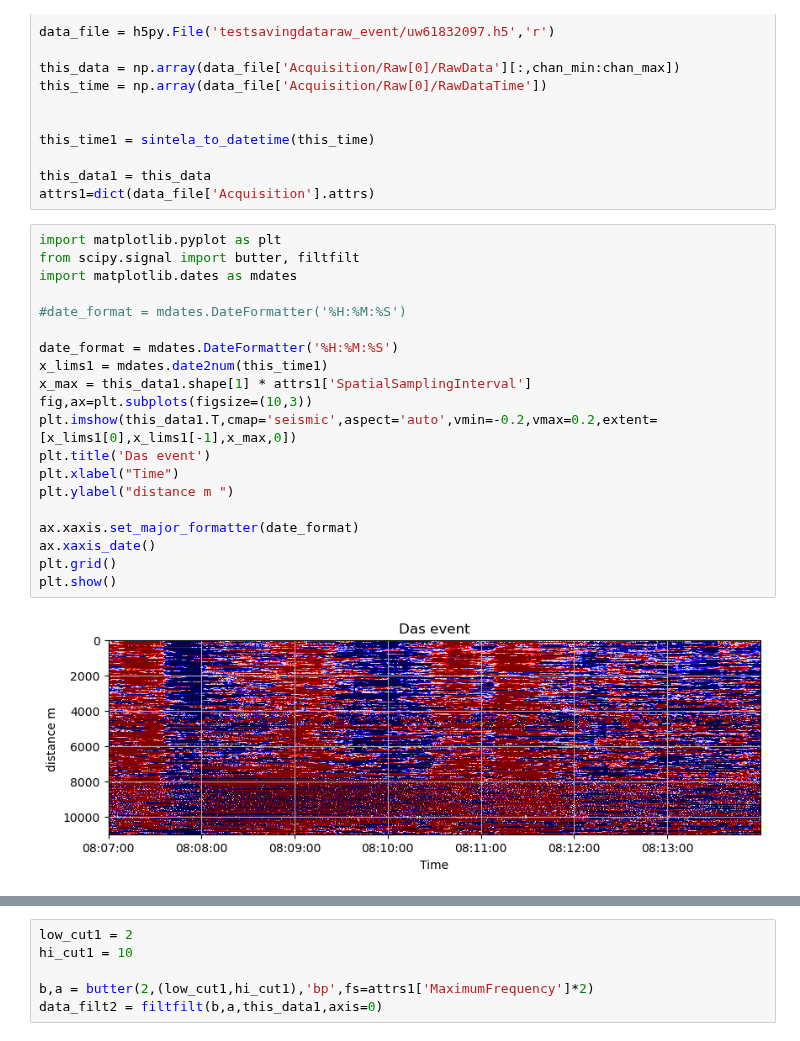
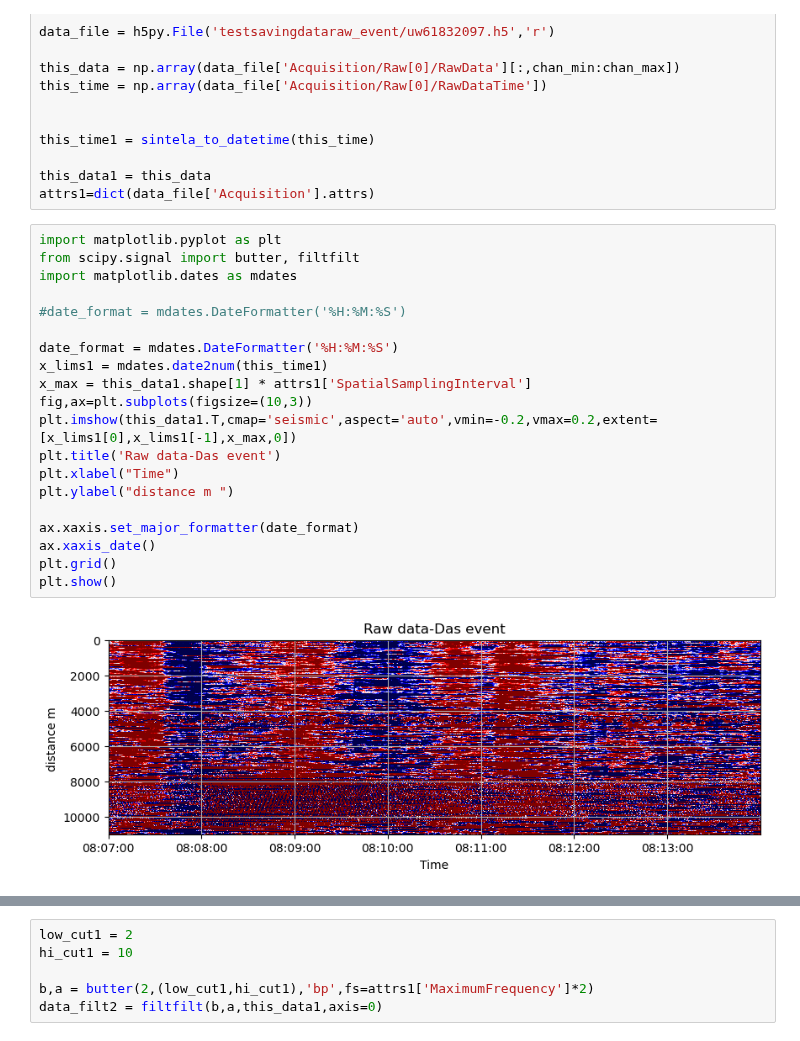
Before and after one commit to bradlipovsky/das-stuff, a Jupyter notebook: Whidbeysavingsintelaformat.ipynb, the cells around one changed output, grey strips where cells are left out. Cells and saved outputs as stored; diff of their text form.

```diff
--- a/Whidbeysavingsintelaformat.ipynb
+++ b/Whidbeysavingsintelaformat.ipynb
@@ -174,25 +167,25 @@ attrs1=dict(data_file['Acquisition'].attrs)
 # %%
 import matplotlib.pyplot as plt
 from scipy.signal import butter, filtfilt
 import matplotlib.dates as mdates
 
 #date_format = mdates.DateFormatter('%H:%M:%S')
 
 date_format = mdates.DateFormatter('%H:%M:%S')
 x_lims1 = mdates.date2num(this_time1)
 x_max = this_data1.shape[1] * attrs1['SpatialSamplingInterval']
 fig,ax=plt.subplots(figsize=(10,3))
 plt.imshow(this_data1.T,cmap='seismic',aspect='auto',vmin=-0.2,vmax=0.2,extent=[x_lims1[0],x_lims1[-1],x_max,0])
-plt.title('Das event')
+plt.title('Raw data-Das event')
 plt.xlabel("Time")
 plt.ylabel("distance m ")
 
 ax.xaxis.set_major_formatter(date_format)
 ax.xaxis_date()
 plt.grid()
 plt.show()
 # %% [output]
-[figure, old version]
+[figure, new version]
 # %%
 #sanity checking comparing dates of event in UTC FORMAT
 print({this_time1[0]}) # newfile
```
Also changed, not shown: parts of 10 cells of this notebook.
